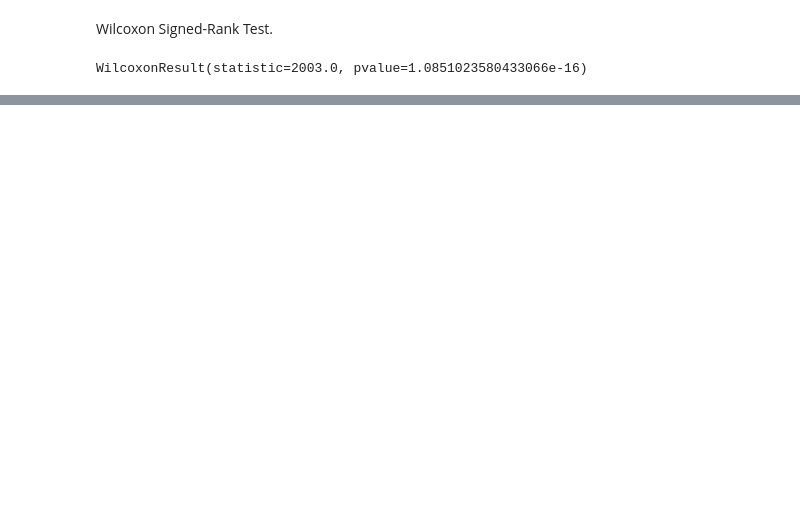
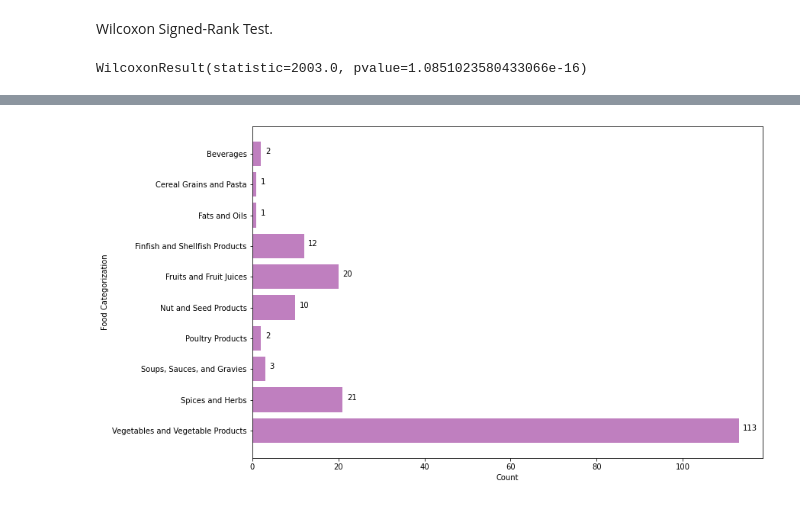
Before and after one commit to jloe2911/HealthyFoodSubs, a Jupyter notebook: Notebook/InterAgreementAnalysis.ipynb, the cells around one changed output, grey strips where cells are left out. Drawn from its saved outputs; the diff is of its cells as text; code cells hidden in the pictures; blank space fills up the shorter version.

```diff
--- a/Notebook/InterAgreementAnalysis.ipynb
+++ b/Notebook/InterAgreementAnalysis.ipynb
@@ -255,0 +286,5 @@ WilcoxonResult(statistic=2003.0, pvalue=1.0851023580433066e-16)
+# %%
+food_labels = pd.read_excel('../Input Data/ABBREV.xlsx', sheet_name='ABBREV')
+food_labels.NDB_No = 'http://idea.rpi.edu/heals/kb/usda#' + food_labels.NDB_No.astype(str).str.rjust(5,'0')
+food_labels = food_labels[['NDB_No', 'Shrt_Desc']]
+food_labels.head()
@@ -255,0 +298,4 @@ WilcoxonResult(statistic=2003.0, pvalue=1.0851023580433066e-16)
+# %%
+df1 = pd.merge(food_groups, food_labels, how='left', on='NDB_No')
+df1 = df1.rename(columns = {'Shrt_Desc':'Food label'})
+df1.head()
@@ -255,0 +309,5 @@ WilcoxonResult(statistic=2003.0, pvalue=1.0851023580433066e-16)
+# %%
+df2 = pd.merge(nc, df1, how='left', on='Food label')
+df2 = df2[['Food label', 'FdGrp_Desc']]
+df2 = df2.drop_duplicates()
+df2.head()
@@ -255,0 +321,19 @@ WilcoxonResult(statistic=2003.0, pvalue=1.0851023580433066e-16)
+# %%
+df_ = pd.DataFrame()
+df_['food_groups'] = list(Counter(df2['FdGrp_Desc']).keys())
+df_['count'] = Counter(df2['FdGrp_Desc']).values()
+df_ = df_.sort_values('food_groups', ascending=False)
+# %%
+fig, ax = plt.subplots()
+bars = ax.barh(df_['food_groups'], df_['count'], color='purple', alpha=0.5)
+
+fig.set_size_inches(12, 8)
+
+for i, v in enumerate(df_['count']):
+    ax.text(v+1, i, str(v), fontweight='bold')
+
+plt.ylabel('Food Categorization')
+plt.xlabel('Count')
+plt.show()
+# %% [output]
+[figure, added]
```
Also changed, not shown: parts of 18 cells of this notebook, 9 other files.
